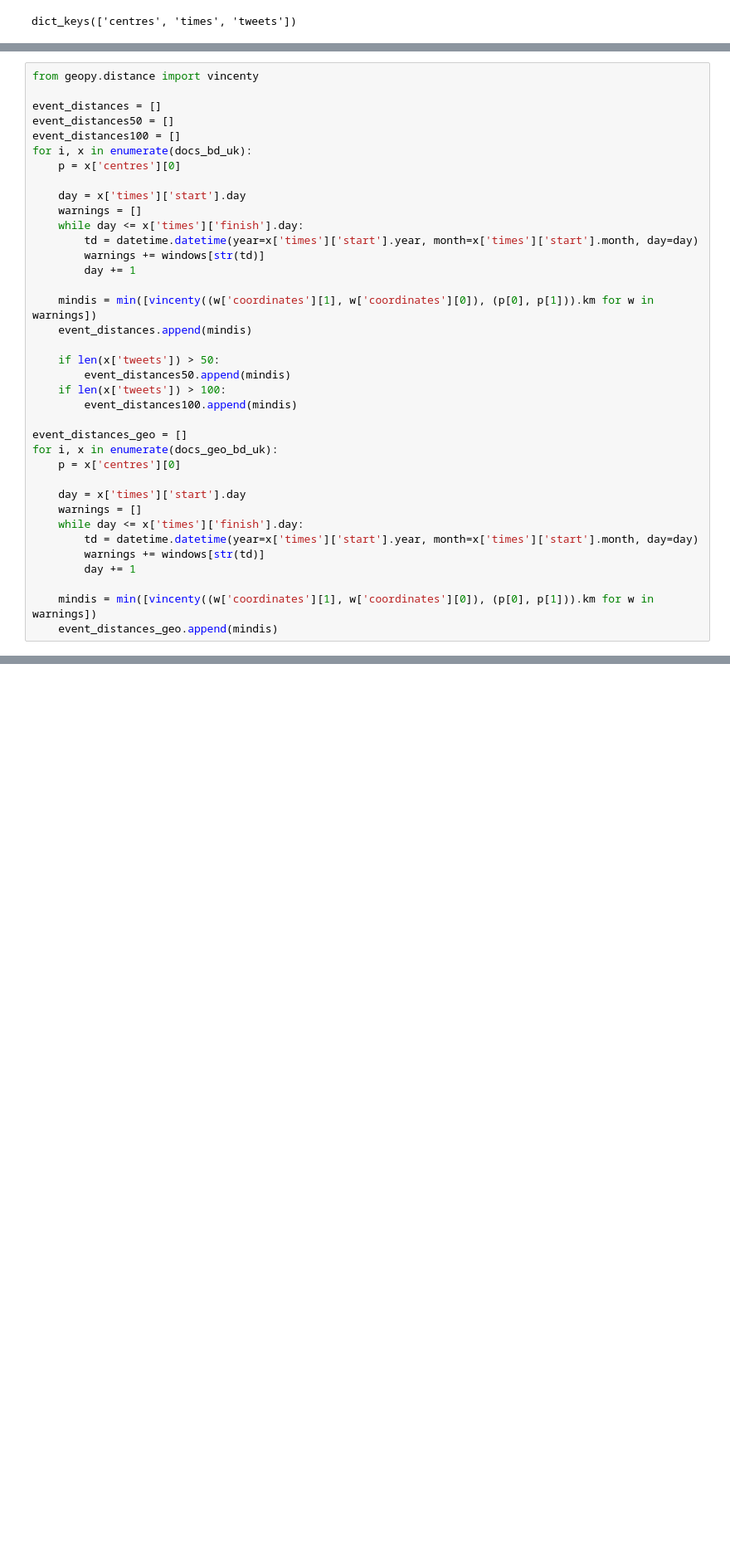
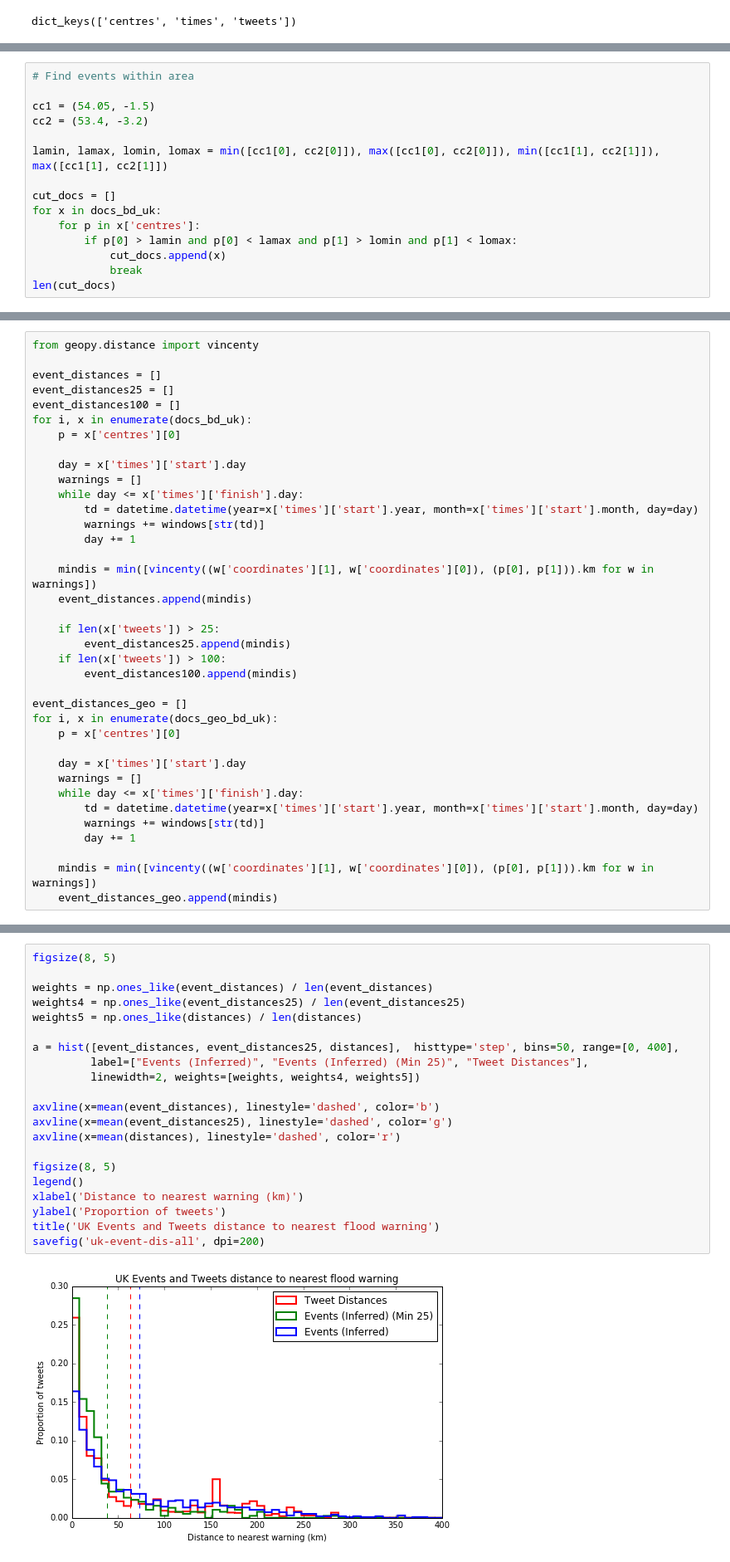
Before and after one commit to Humpheh/twied, a Jupyter notebook: workbooks/ED-FinalGraphing.ipynb, the cells around one changed output, grey strips where cells are left out. Shown at 83% size. Saved outputs shown, nothing was run; the diff lists cells and outputs as text; blank space fills up the shorter version.

```diff
--- a/workbooks/ED-FinalGraphing.ipynb
+++ b/workbooks/ED-FinalGraphing.ipynb
@@ -639,0 +914,15 @@ suptitle('Detected Events and Flood Warnings', fontsize=12)
+# %%
+# Find events within area
+
+cc1 = (54.05, -1.5)
+cc2 = (53.4, -3.2)
+
+lamin, lamax, lomin, lomax = min([cc1[0], cc2[0]]), max([cc1[0], cc2[0]]), min([cc1[1], cc2[1]]), max([cc1[1], cc2[1]])
+
+cut_docs = []
+for x in docs_bd_uk:
+    for p in x['centres']:
+        if p[0] > lamin and p[0] < lamax and p[1] > lomin and p[1] < lomax:
+            cut_docs.append(x)
+            break
+len(cut_docs)
@@ -641,7 +996,7 @@ suptitle('Detected Events and Flood Warnings', fontsize=12)
 from geopy.distance import vincenty
 
 event_distances = []
-event_distances50 = []
+event_distances25 = []
 event_distances100 = []
 for i, x in enumerate(docs_bd_uk):
     p = x['centres'][0]
@@ -656,8 +1011,8 @@ for i, x in enumerate(docs_bd_uk):
     mindis = min([vincenty((w['coordinates'][1], w['coordinates'][0]), (p[0], p[1])).km for w in warnings])
     event_distances.append(mindis)
 
-    if len(x['tweets']) > 50:
-        event_distances50.append(mindis)
+    if len(x['tweets']) > 25:
+        event_distances25.append(mindis)
     if len(x['tweets']) > 100:
         event_distances100.append(mindis)
 
@@ -717,0 +1032,23 @@ res
+# %%
+figsize(8, 5)
+
+weights = np.ones_like(event_distances) / len(event_distances)
+weights4 = np.ones_like(event_distances25) / len(event_distances25)
+weights5 = np.ones_like(distances) / len(distances)
+
+a = hist([event_distances, event_distances25, distances],  histtype='step', bins=50, range=[0, 400],
+         label=["Events (Inferred)", "Events (Inferred) (Min 25)", "Tweet Distances"],
+         linewidth=2, weights=[weights, weights4, weights5])
+
+axvline(x=mean(event_distances), linestyle='dashed', color='b')
+axvline(x=mean(event_distances25), linestyle='dashed', color='g')
+axvline(x=mean(distances), linestyle='dashed', color='r')
+
+figsize(8, 5)
+legend()
+xlabel('Distance to nearest warning (km)')
+ylabel('Proportion of tweets')
+title('UK Events and Tweets distance to nearest flood warning')
+savefig('uk-event-dis-all', dpi=200)
+# %% [output]
+[figure, added]
```
Also changed, not shown: parts of 34 cells of this notebook, 23 other files.
